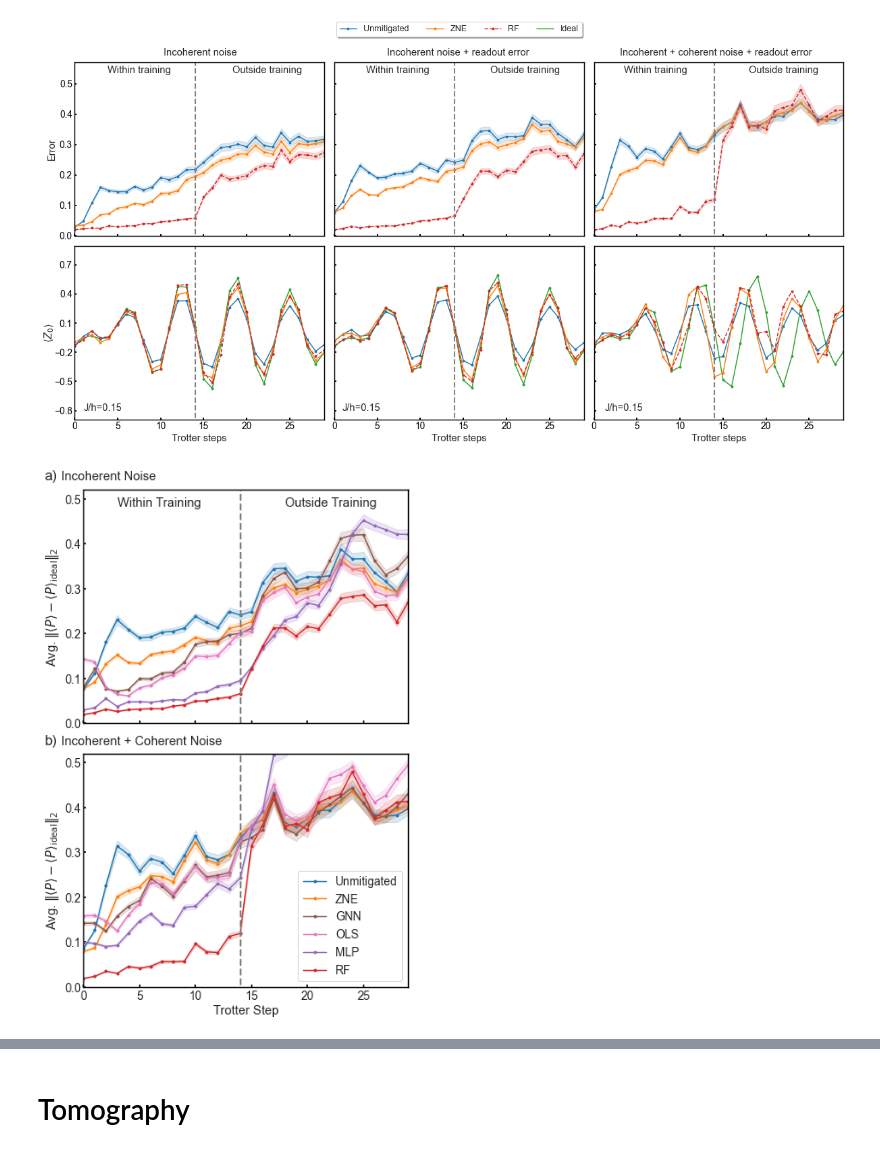
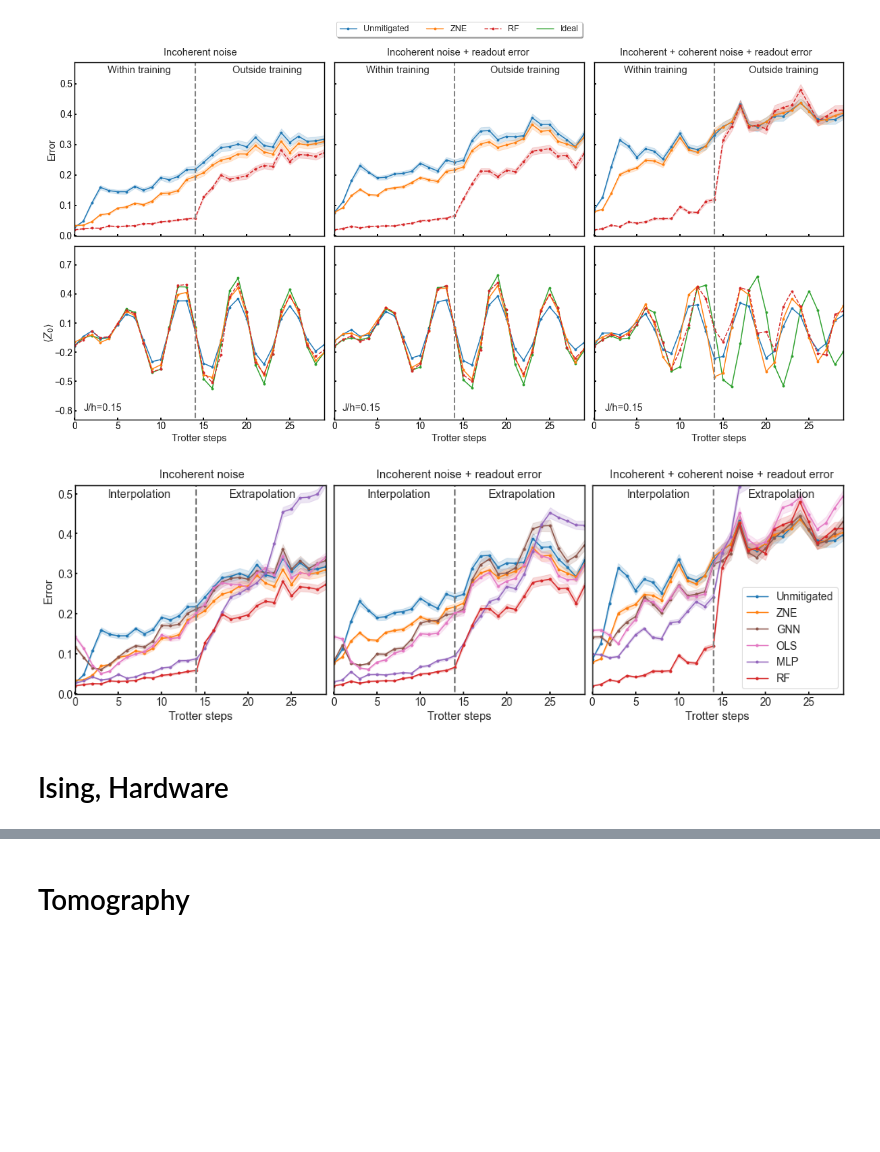
Before and after one commit to qiskit-community/ml-qem, a Jupyter notebook: docs/paper_figures/plot.ipynb, the cells around one changed output, grey strips where cells are left out. Drawn from its saved outputs; the diff is of its cells as text; code cells hidden in the pictures; blank space fills up the shorter version.

```diff
--- a/docs/paper_figures/plot.ipynb
+++ b/docs/paper_figures/plot.ipynb
@@ -661,8 +661,8 @@ mpl.rc('xtick', labelsize=14)
 mpl.rc('ytick', labelsize=14)
 mpl.rc('font', weight='normal')
 
-fig = plt.figure(figsize=(7, 11), dpi=70)
-ax = [fig.add_subplot(2,1,i+1) for i in range(2)]
+fig = plt.figure(figsize=(18, 5), dpi=70)
+ax = [fig.add_subplot(1,3,i+1) for i in range(3)]
 plt.style.use({'figure.facecolor':'white'})
 
 ###################################################
@@ -672,64 +672,78 @@ cols = ['L2_noisy', 'L2_zne', 'L2_gnn', 'L2_ols_full', 'L2_mlp', 'L2_rfr_list']
 a = 1
 alphas = [1, a, a, 1, a, 1]
 
+#################################################
 for i, col in enumerate(cols):
-    ax[0].plot(steps, df_mean_incoherent[col], label=legend_labels[i], color=colors[legend_labels[i]], alpha=alphas[i], marker=marker)
-    ax[0].fill_between(x=steps, y1=df_mean_incoherent[col]-df_ste_incoherent[col], y2=df_mean_incoherent[col]+df_ste_incoherent[col], alpha=alphas[i]/6, color=colors[legend_labels[i]])
+    ax[0].plot(steps, df_mean_no_readout[col], label=legend_labels[i], color=colors[legend_labels[i]], alpha=alphas[i], marker=marker)
+    ax[0].fill_between(x=steps, y1=df_mean_no_readout[col]-df_ste_no_readout[col], y2=df_mean_no_readout[col]+df_ste_no_readout[col], alpha=alphas[i]/6, color=colors[legend_labels[i]])
+
+##################################################
+for i, col in enumerate(cols):
+    ax[1].plot(steps, df_mean_incoherent[col], label=legend_labels[i], color=colors[legend_labels[i]], alpha=alphas[i], marker=marker)
+    ax[1].fill_between(x=steps, y1=df_mean_incoherent[col]-df_ste_incoherent[col], y2=df_mean_incoherent[col]+df_ste_incoherent[col], alpha=alphas[i]/6, color=colors[legend_labels[i]])
 
 
 ###################################################
-# ax[1].hlines(-100, 0, 1, label='Ideal', color=colors['Ideal'])
-steps = sorted(set(df_incoherent.step))
+# ax[2].hlines(-100, 0, 1, label='Ideal', color=colors['Ideal'])
 for i, col in enumerate(cols):
-    ax[1].plot(steps, df_mean_coherent[col], label=legend_labels[i], color=colors[legend_labels[i]], alpha=alphas[i], marker=marker)
-    ax[1].fill_between(x=steps, y1=df_mean_coherent[col]-df_ste_coherent[col], y2=df_mean_coherent[col]+df_ste_coherent[col], alpha=alphas[i]/6, color=colors[legend_labels[i]])
+    ax[2].plot(steps, df_mean_coherent[col], label=legend_labels[i], color=colors[legend_labels[i]], alpha=alphas[i], marker=marker)
+    ax[2].fill_between(x=steps, y1=df_mean_coherent[col]-df_ste_coherent[col], y2=df_mean_coherent[col]+df_ste_coherent[col], alpha=alphas[i]/6, color=colors[legend_labels[i]])
 
 ##############################################
-for i in [1]:
-    ax[i].set_xlabel('Trotter Step', fontsize=fs)
+for i in [0, 1, 2]:
+    ax[i].set_xlabel('Trotter steps', fontsize=fs)
+    ax[i].set_xlim([0, 29])
+    ax[i].set_ylim([0, 0.52])
 
-for i in [0, 1]:
+for i in [0]:
     ax[i].yaxis.set_tick_params(
         which='both',      # both major and minor ticks are affected
         left=True,      # ticks along the bottom edge are off
         right=False,         # ticks along the top edge are off
         direction='in',
         width=2)
-    ax[i].set_ylabel(r'Avg. $\Vert \langle P \rangle - \langle P \rangle_{\mathrm{ideal}} \Vert_2$', fontsize=fs)
-    ax[i].set_xlim([0, 29])
-    ax[i].set_ylim([0, 0.52])
+    # ax[i].set_ylabel(r'Avg. $\Vert \langle P \rangle - \langle P \rangle_{\mathrm{ideal}} \Vert_2$', fontsize=fs)
+    ax[i].set_ylabel('Error', fontsize=fs)
 
-for i in [0]:
-    ax[i].set_xlabel(None)
-    ax[i].set_xticklabels([])
 
-ax[1].legend(fontsize=fs-1, loc='lower right')
+for i in [1, 2]:
+    ax[i].set_ylabel(None)
+    ax[i].set_yticklabels([])
+
+ax[2].legend(fontsize=fs-1, loc='lower right')
 
 for a in ax:
     a.vlines(x=14, ymin=-100, ymax=100, color='gray', linestyles='dashed', linewidth=2.2)
     a.xaxis.set_tick_params(
     which='both',      # both major and minor ticks are affected
     bottom=True,      # ticks along the bottom edge are off
     top=False,         # ticks along the top edge are off
     labelbottom=True, # labels along the bottom edge are off
     direction='in',
     width=2)
     a.grid(None)
     for axis in ['top','bottom','left','right']:
         a.spines[axis].set_linewidth(1.5)
         a.spines[axis].set_color('black')
 
-xshift = 0
-plt.text(-2+xshift, 1.13, 'Incoherent Noise', fontsize=fs)
-plt.text(-2+xshift, 0.54, 'Incoherent + Coherent Noise', fontsize=fs)
-plt.text(3+xshift, 1.07, 'Within Training', fontsize=fs)
-plt.text(18+xshift, 1.07, 'Outside Training', fontsize=fs)
+# xshift = 0
+plt.text(-50+xshift, 0.54, 'Incoherent noise', fontsize=fs)
+plt.text(-25+xshift, 0.54, 'Incoherent noise + readout error', fontsize=fs)
+plt.text(2+xshift, 0.54, 'Incoherent + coherent noise + readout error', fontsize=fs)
+plt.text(4+xshift, 0.49, 'Interpolation', fontsize=fs)
+plt.text(18+xshift, 0.49, 'Extrapolation', fontsize=fs)
+plt.text(-26+xshift, 0.49, 'Interpolation', fontsize=fs)
+plt.text(-12+xshift, 0.49, 'Extrapolation', fontsize=fs)
+plt.text(-56+xshift, 0.49, 'Interpolation', fontsize=fs)
+plt.text(-42+xshift, 0.49, 'Extrapolation', fontsize=fs)
+#
+# plt.text(-3.5, 1.13, 'a)', fontsize=fs+2)#, weight='bold')
+# plt.text(-3.5, 0.54, 'b)', fontsize=fs+2)#, weight='bold')
 
-plt.text(-3.5, 1.13, 'a)', fontsize=fs+2)#, weight='bold')
-plt.text(-3.5, 0.54, 'b)', fontsize=fs+2)#, weight='bold')
-
-plt.subplots_adjust(hspace=0.13)
+plt.subplots_adjust(wspace=0.03)
 plt.savefig("/Users/haoranliao/GitHub/blackwater/docs/paper_figures/fig4_ising_appendix.pdf", dpi=300, bbox_inches='tight', transparent=True)
 plt.show()
 # %% [output]
-[figure, old version]
+[figure, new version]
+# %% [markdown]
+# Ising, Hardware
```
Also changed, not shown: parts of 3 cells of this notebook, 5 other files.
